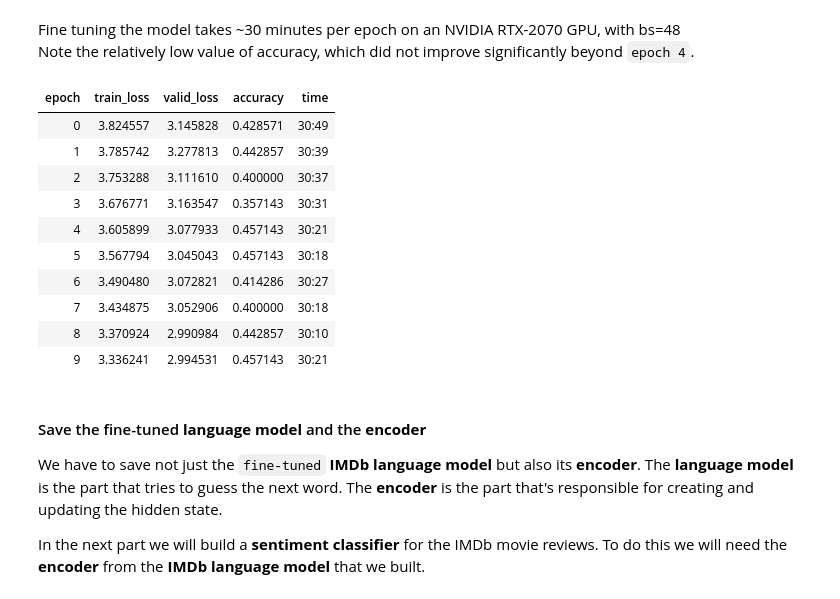
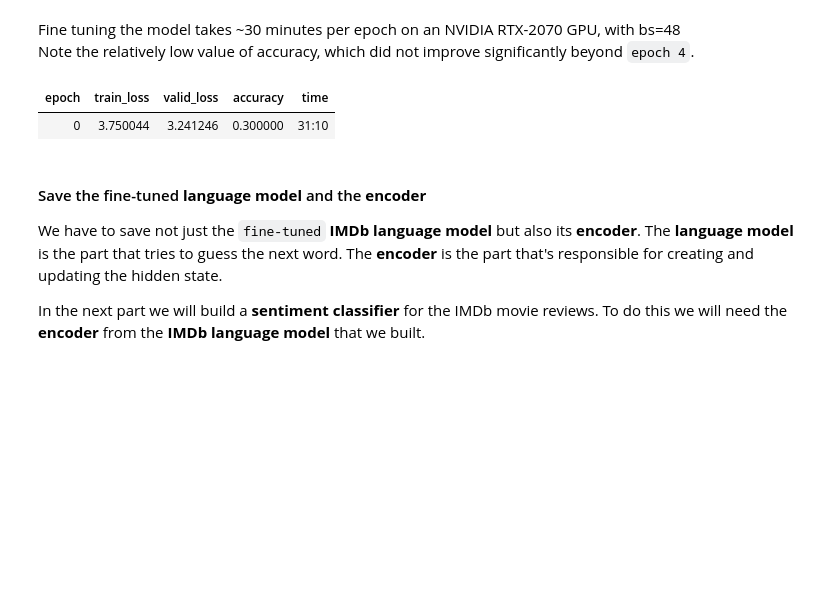
Before and after one commit to randomgeek78/course-nlp, a Jupyter notebook: 5-nn-imdb.ipynb, the cells around one changed output. Saved outputs shown, nothing was run; the diff lists cells and outputs as text; code cells hidden in the pictures; blank space fills up the shorter version.

```diff
--- a/5-nn-imdb.ipynb
+++ b/5-nn-imdb.ipynb
@@ -636,19 +637,10 @@ learn_lm.unfreeze()
 Fine tuning the model takes ~30 minutes per epoch on an NVIDIA RTX-2070 GPU, with bs=48<br>
 Note the relatively low value of accuracy, which did not improve significantly beyond `epoch 4`.
 # %%
-learn_lm.fit_one_cycle(10, lr, moms=(0.8,0.7))
+learn_lm.fit_one_cycle(1, lr, moms=(0.8,0.7))
 # %% [output]
 | epoch | train_loss | valid_loss | accuracy | time |
-| 0 | 3.824557 | 3.145828 | 0.428571 | 30:49 |
-| 1 | 3.785742 | 3.277813 | 0.442857 | 30:39 |
-| 2 | 3.753288 | 3.111610 | 0.400000 | 30:37 |
-| 3 | 3.676771 | 3.163547 | 0.357143 | 30:31 |
-| 4 | 3.605899 | 3.077933 | 0.457143 | 30:21 |
-| 5 | 3.567794 | 3.045043 | 0.457143 | 30:18 |
-| 6 | 3.490480 | 3.072821 | 0.414286 | 30:27 |
-| 7 | 3.434875 | 3.052906 | 0.400000 | 30:18 |
-| 8 | 3.370924 | 2.990984 | 0.442857 | 30:10 |
-| 9 | 3.336241 | 2.994531 | 0.457143 | 30:21 |
+| 0 | 3.750044 | 3.241246 | 0.300000 | 31:10 |
 # %% [markdown]
 #### Save the fine-tuned **language model** and the **encoder**
 We have to save not just the `fine-tuned` **IMDb language model** but also its **encoder**. The **language model** is the part that tries to guess the next word. The **encoder** is the part that's responsible for creating and updating the hidden state.
```
Also changed, not shown: parts of 40 cells of this notebook, 6 other files.
